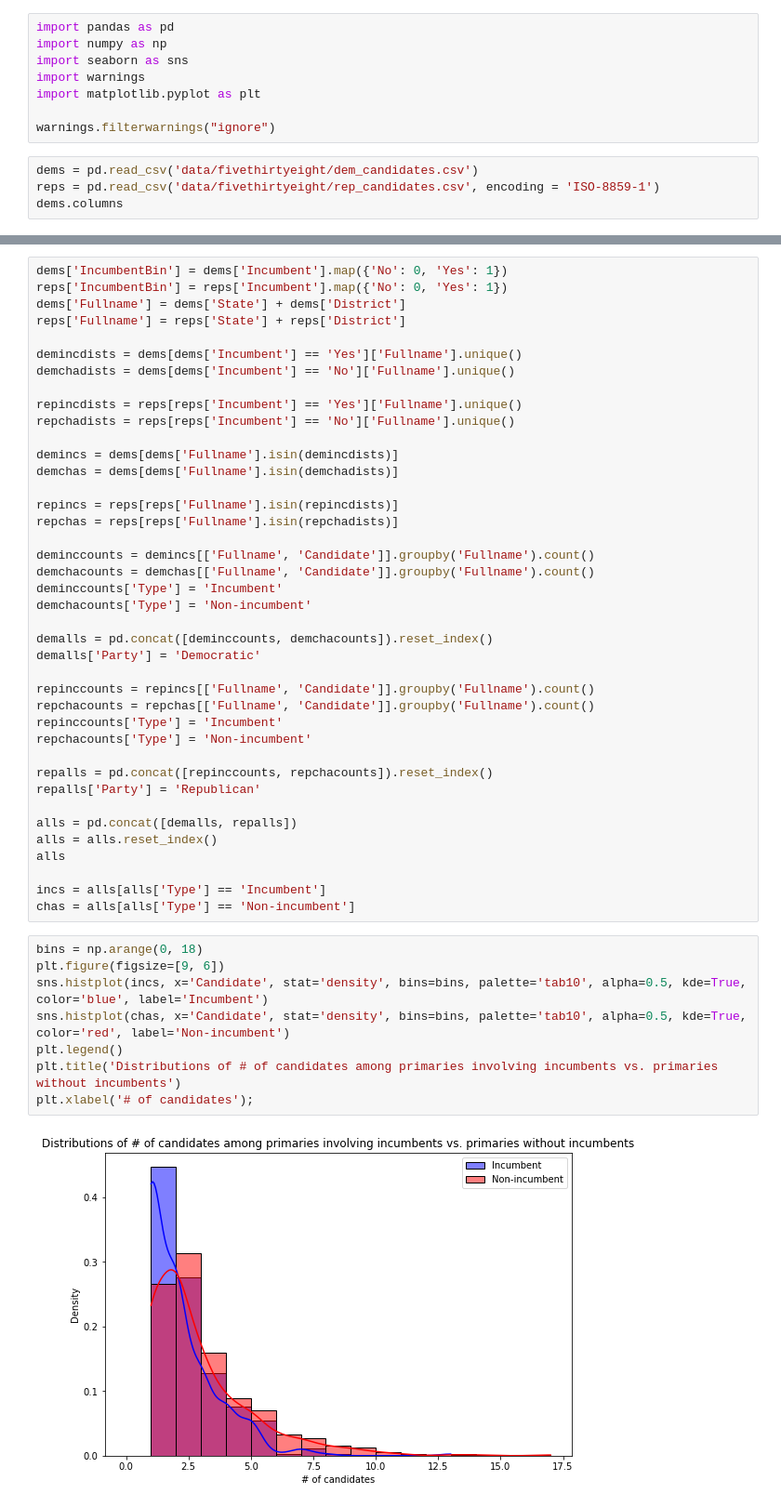
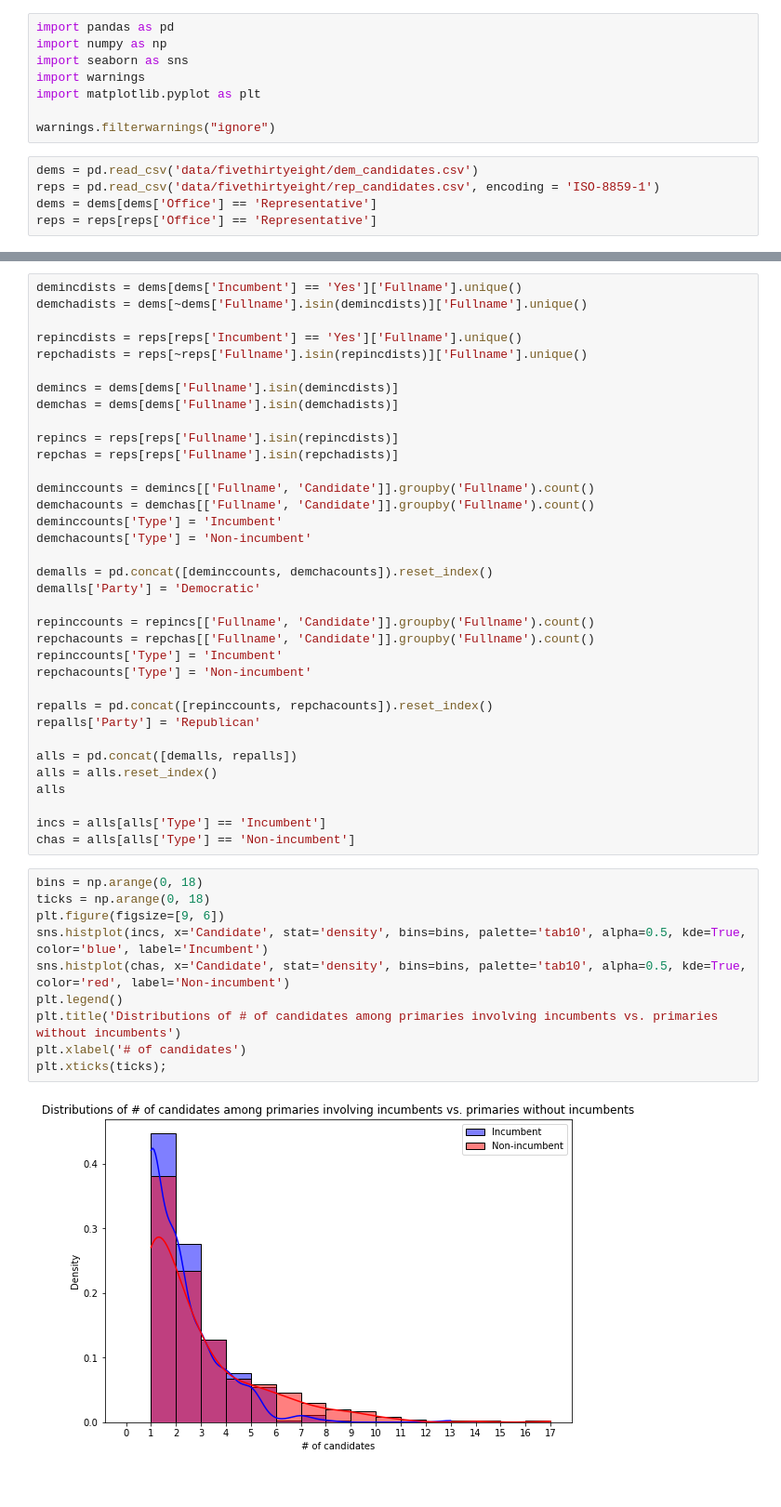
Before and after one commit to sarsong/data102proj, a Jupyter notebook: Noah.ipynb, the cells around one changed output, grey strips where cells are left out. Shown at 93% size. Cells and saved outputs as stored; diff of their text form.

```diff
--- a/Noah.ipynb
+++ b/Noah.ipynb
@@ -9,4 +9,5 @@ warnings.filterwarnings("ignore")
 # %%
 dems = pd.read_csv('data/fivethirtyeight/dem_candidates.csv')
 reps = pd.read_csv('data/fivethirtyeight/rep_candidates.csv', encoding = 'ISO-8859-1')
-dems.columns
+dems = dems[dems['Office'] == 'Representative']
+reps = reps[reps['Office'] == 'Representative']
@@ -68,14 +28,9 @@ sum(nested, [])
 # %%
-dems['IncumbentBin'] = dems['Incumbent'].map({'No': 0, 'Yes': 1})
-reps['IncumbentBin'] = reps['Incumbent'].map({'No': 0, 'Yes': 1})
-dems['Fullname'] = dems['State'] + dems['District']
-reps['Fullname'] = reps['State'] + reps['District']
-
 demincdists = dems[dems['Incumbent'] == 'Yes']['Fullname'].unique()
-demchadists = dems[dems['Incumbent'] == 'No']['Fullname'].unique()
+demchadists = dems[~dems['Fullname'].isin(demincdists)]['Fullname'].unique()
 
 repincdists = reps[reps['Incumbent'] == 'Yes']['Fullname'].unique()
-repchadists = reps[reps['Incumbent'] == 'No']['Fullname'].unique()
+repchadists = reps[~reps['Fullname'].isin(repincdists)]['Fullname'].unique()
 
 demincs = dems[dems['Fullname'].isin(demincdists)]
 demchas = dems[dems['Fullname'].isin(demchadists)]
@@ -107,12 +62,14 @@ incs = alls[alls['Type'] == 'Incumbent']
 chas = alls[alls['Type'] == 'Non-incumbent']
 # %%
 bins = np.arange(0, 18)
+ticks = np.arange(0, 18)
 plt.figure(figsize=[9, 6])
 sns.histplot(incs, x='Candidate', stat='density', bins=bins, palette='tab10', alpha=0.5, kde=True, color='blue', label='Incumbent')
 sns.histplot(chas, x='Candidate', stat='density', bins=bins, palette='tab10', alpha=0.5, kde=True, color='red', label='Non-incumbent')
 plt.legend()
 plt.title('Distributions of # of candidates among primaries involving incumbents vs. primaries without incumbents')
-plt.xlabel('# of candidates');
+plt.xlabel('# of candidates')
+plt.xticks(ticks);
 # %% [output]
-[figure, old version]
+[figure, new version]
 # %%
```
Also changed, not shown: parts of 17 cells of this notebook.
